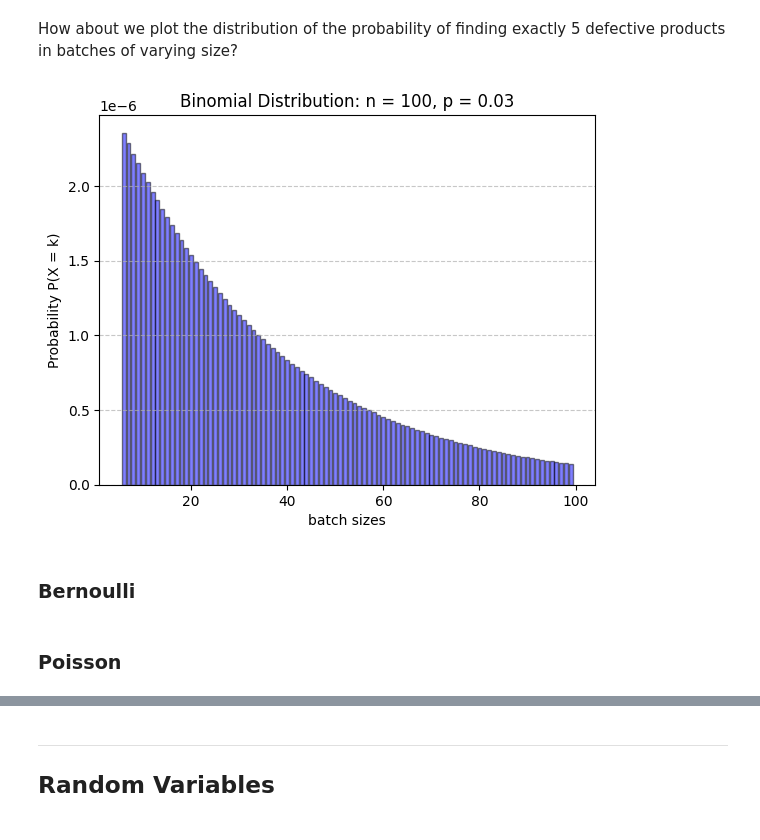
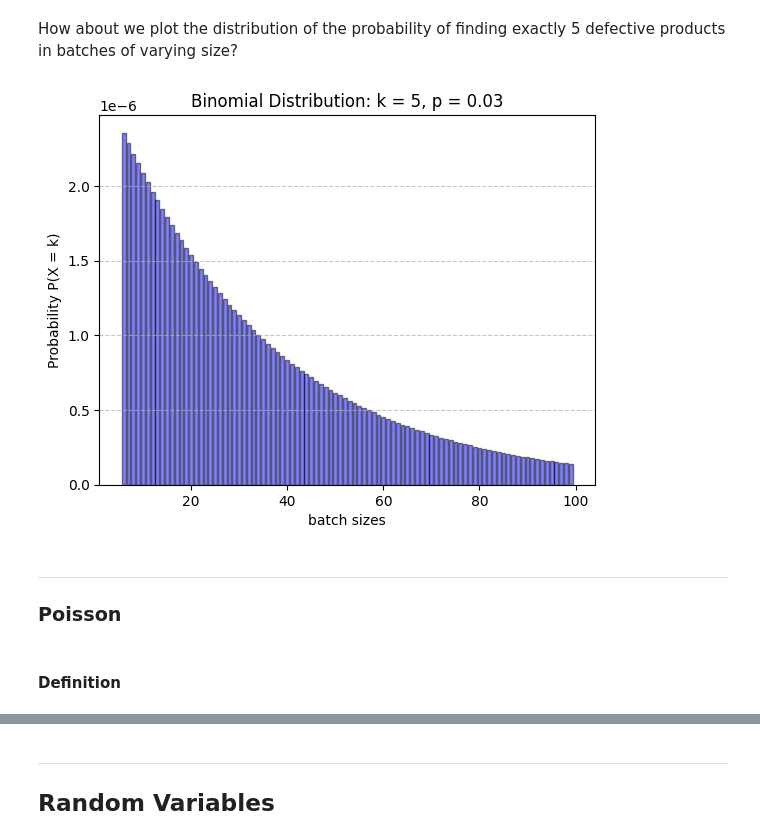
Before and after one commit to Ploenypp/tuto-stats, a Jupyter notebook: proba_combin.ipynb, the cells around one changed output, grey strips where cells are left out. Saved outputs shown, nothing was run; the diff lists cells and outputs as text; code cells hidden in the pictures.

```diff
--- a/proba_combin.ipynb
+++ b/proba_combin.ipynb
@@ -152,13 +162,16 @@ binomial_proba = [binomial(p,i,k)*100 for i in bin_idx]
 # %%
+bin_idx = list(range(5,100))
+binomial_proba = [binomial(p,i,k)*100 for i in bin_idx]
 plt.bar(bin_idx[1:],binomial_proba[1:], alpha=0.5, color="blue", edgecolor="black")
 plt.xlabel("batch sizes")
 plt.ylabel("Probability P(X = k)")
-plt.title("Binomial Distribution: n = 100, p = 0.03")
+plt.title("Binomial Distribution: k = 5, p = 0.03")
 plt.grid(axis='y', linestyle='--', alpha=0.7)
 plt.show()
 # %% [output]
-[figure, old version]
+[figure, new version]
 # %% [markdown]
-### Bernoulli
+***
+### Poisson
 # %% [markdown]
-### Poisson
+#### Definition
```
Also changed, not shown: parts of 26 cells of this notebook, 1 other file.
